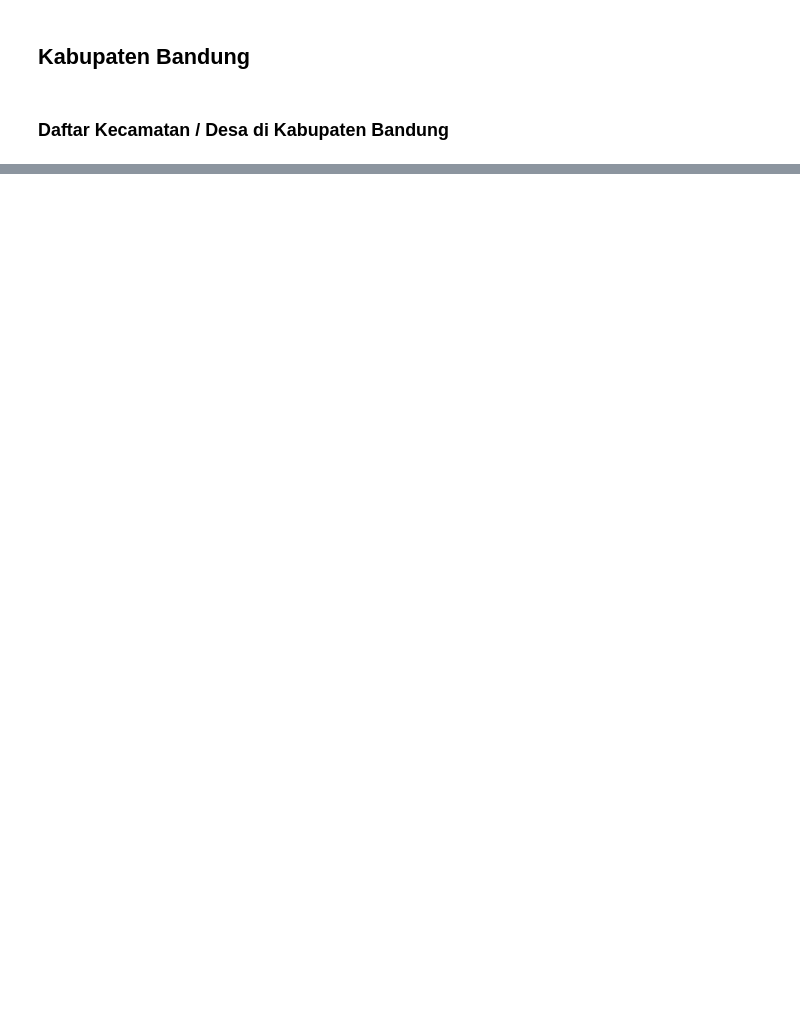
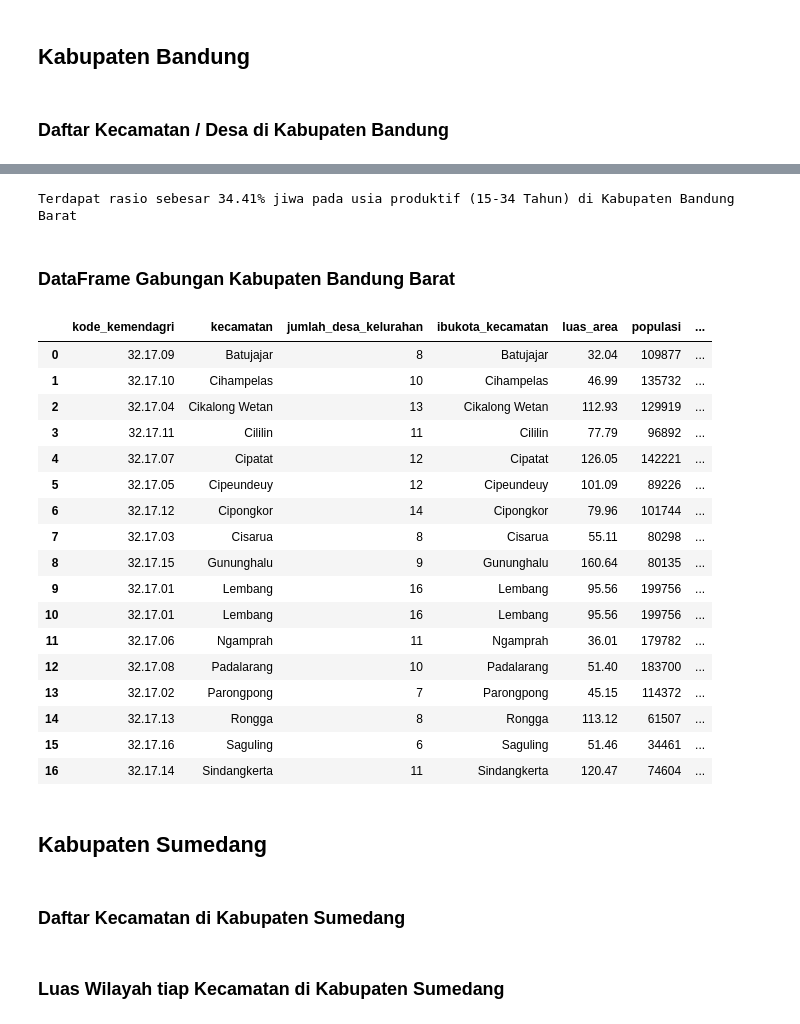
Before and after one commit to akhmadtaufik/project-sampling, a Jupyter notebook: project-sampling.ipynb, the cells around one changed output, grey strips where cells are left out. Drawn from its saved outputs; the diff is of its cells as text; code cells hidden in the pictures; blank space fills up the shorter version.

```diff
--- a/project-sampling.ipynb
+++ b/project-sampling.ipynb
@@ -219,0 +476,14 @@ kec_kab_bandung
+# %%
+# This script is used to process an excel file containing data about the population of districts in Bandung Barat Regency.
+# Next, we read the excel file and assign it to the variable "populasi_bandung_barat"
+populasi_bandung_barat = pd.read_excel("Dataset/kecamatan_kabupaten_bandung_barat.xlsx", sheet_name="populasi_kecamatan")
+
+# We drop the unnecessary columns
+populasi_bandung_barat.drop(['Populasi (2020)', 'Laju Pertumbuhan (2020)'], axis=1, inplace=True)
+
+# We rename the columns to more meaningful names
+populasi_bandung_barat.rename(columns={
+    "Kecamatan" : "kecamatan",
+    "Populasi (2021)" : "populasi",
+    "Laju Pertumbuhan (2021)" : "laju_pertumbuhan"
+}, inplace=True)
@@ -219,0 +492,14 @@ kec_kab_bandung
+# %%
+# This script is used to process an excel file containing data about the population density of districts in Bandung Barat Regency.
+# Next, we read the excel file and assign it to the variable "density_bandung_barat"
+density_bandung_barat = pd.read_excel("Dataset/kecamatan_kabupaten_bandung_barat.xlsx", sheet_name="density_kecamatan")
+
+# We drop the unnecessary columns
+density_bandung_barat.drop(['Persentase Penduduk (2020)', 'Kepadatan Penduduk (2020)'], axis=1, inplace=True)
+
+# We rename the columns to more meaningful names
+density_bandung_barat.rename(columns={
+    "Kecamatan" : "kecamatan",
+    "Persentase Penduduk (2021)" : "persentase_penduduk",
+    "Kepadatan Penduduk (2021)" : "kepadatan_penduduk"
+}, inplace=True)
@@ -219,0 +532,40 @@ kec_kab_bandung
+# %%
+usia_prod_bandung_barat = np.sum(proporsi_age_sex_bandung_barat.iloc[3:7]['Total']) / np.sum(proporsi_age_sex_bandung_barat['Total'])
+
+print(f'Terdapat rasio sebesar {usia_prod_bandung_barat:.2%} jiwa pada usia produktif (15-34 Tahun) di Kabupaten Bandung Barat')
+# %% [output]
+Terdapat rasio sebesar 34.41% jiwa pada usia produktif (15-34 Tahun) di Kabupaten Bandung Barat
+# %% [markdown]
+### DataFrame Gabungan Kabupaten Bandung Barat
+# %%
+merged_bandung_barat_1 = pd.merge(kec_bandung_barat, luas_bandung_barat, how='left')
+merged_bandung_barat_2 = pd.merge(populasi_bandung_barat, density_bandung_barat, how='left')
+df_bandung_barat = pd.merge(merged_bandung_barat_1, merged_bandung_barat_2, how='left')
+df_bandung_barat.drop(['daftar_desa'], axis=1, inplace=True)
+df_bandung_barat.rename(columns={
+    'jumlah_desa' : 'jumlah_desa_kelurahan'
+}, inplace=True)
+df_bandung_barat
+# %% [output]
+|  | kode_kemendagri | kecamatan | jumlah_desa_kelurahan | ibukota_kecamatan | luas_area | populasi | ... |
+| 0 | 32.17.09 | Batujajar | 8 | Batujajar | 32.04 | 109877 | ... |
+| 1 | 32.17.10 | Cihampelas | 10 | Cihampelas | 46.99 | 135732 | ... |
+| 2 | 32.17.04 | Cikalong Wetan | 13 | Cikalong Wetan | 112.93 | 129919 | ... |
+| 3 | 32.17.11 | Cililin | 11 | Cililin | 77.79 | 96892 | ... |
+| 4 | 32.17.07 | Cipatat | 12 | Cipatat | 126.05 | 142221 | ... |
+| 5 | 32.17.05 | Cipeundeuy | 12 | Cipeundeuy | 101.09 | 89226 | ... |
+| 6 | 32.17.12 | Cipongkor | 14 | Cipongkor | 79.96 | 101744 | ... |
+| 7 | 32.17.03 | Cisarua | 8 | Cisarua | 55.11 | 80298 | ... |
+| 8 | 32.17.15 | Gununghalu | 9 | Gununghalu | 160.64 | 80135 | ... |
+| 9 | 32.17.01 | Lembang | 16 | Lembang | 95.56 | 199756 | ... |
+| 10 | 32.17.01 | Lembang | 16 | Lembang | 95.56 | 199756 | ... |
+| 11 | 32.17.06 | Ngamprah | 11 | Ngamprah | 36.01 | 179782 | ... |
+| 12 | 32.17.08 | Padalarang | 10 | Padalarang | 51.40 | 183700 | ... |
+| 13 | 32.17.02 | Parongpong | 7 | Parongpong | 45.15 | 114372 | ... |
+| 14 | 32.17.13 | Rongga | 8 | Rongga | 113.12 | 61507 | ... |
+| 15 | 32.17.16 | Saguling | 6 | Saguling | 51.46 | 34461 | ... |
+| 16 | 32.17.14 | Sindangkerta | 11 | Sindangkerta | 120.47 | 74604 | ... |
+# %% [markdown]
+## Kabupaten Sumedang
+# %% [markdown]
+### Daftar Kecamatan di Kabupaten Sumedang
@@ -219,0 +592,2 @@ kec_kab_bandung
+# %% [markdown]
+### Luas Wilayah tiap Kecamatan di Kabupaten Sumedang
```
Also changed, not shown: parts of 63 cells of this notebook.
